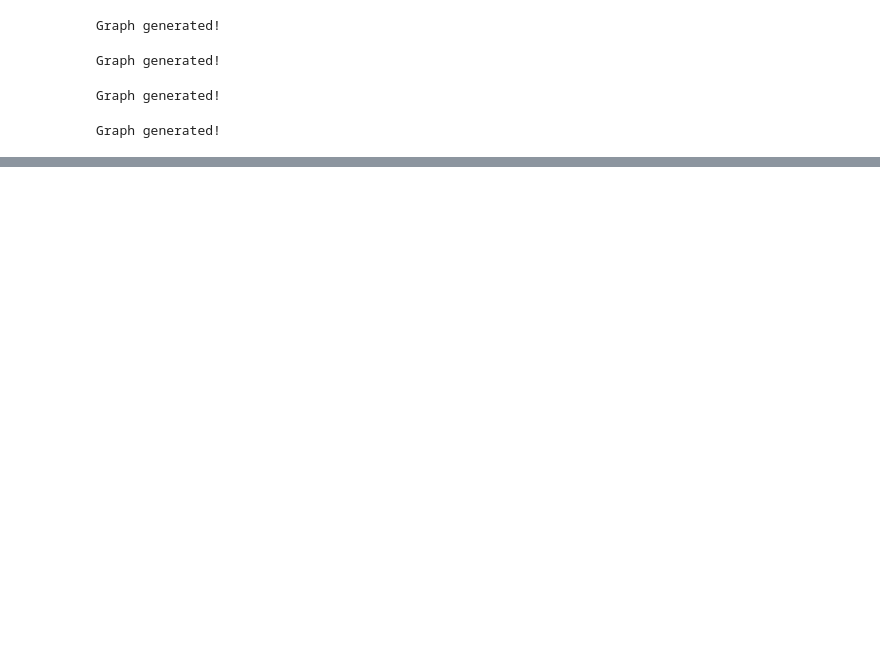
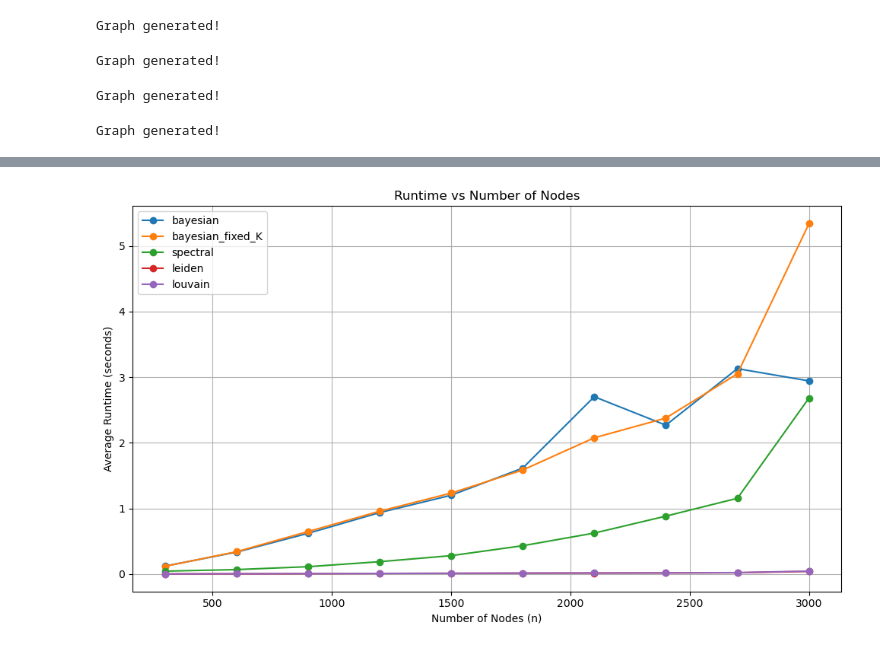
Before and after one commit to salyaa/semester_project, a Jupyter notebook: ABCD_tests.ipynb, the cells around one changed output, grey strips where cells are left out. Cells and saved outputs as stored; diff of their text form; code cells hidden in the pictures; blank space fills up the shorter version.

```diff
--- a/ABCD_tests.ipynb
+++ b/ABCD_tests.ipynb
@@ -43,0 +47,4 @@ res_mean, nb_clusters = validation_range_K([5, 10, 25], graph_type="abcd")
+# %%
+res_rt_vs_n = running_time_vs_n(K=3, graph_type="abcd")
+# %% [output]
+[figure, added]
```
Also changed, not shown: parts of 6 cells of this notebook, 5 other files.
